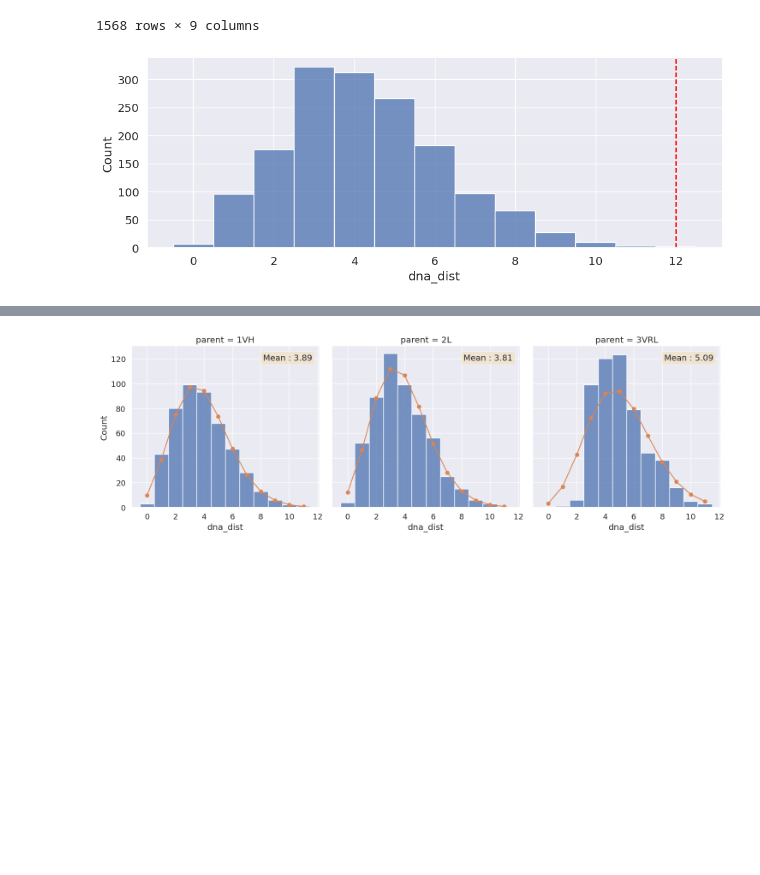
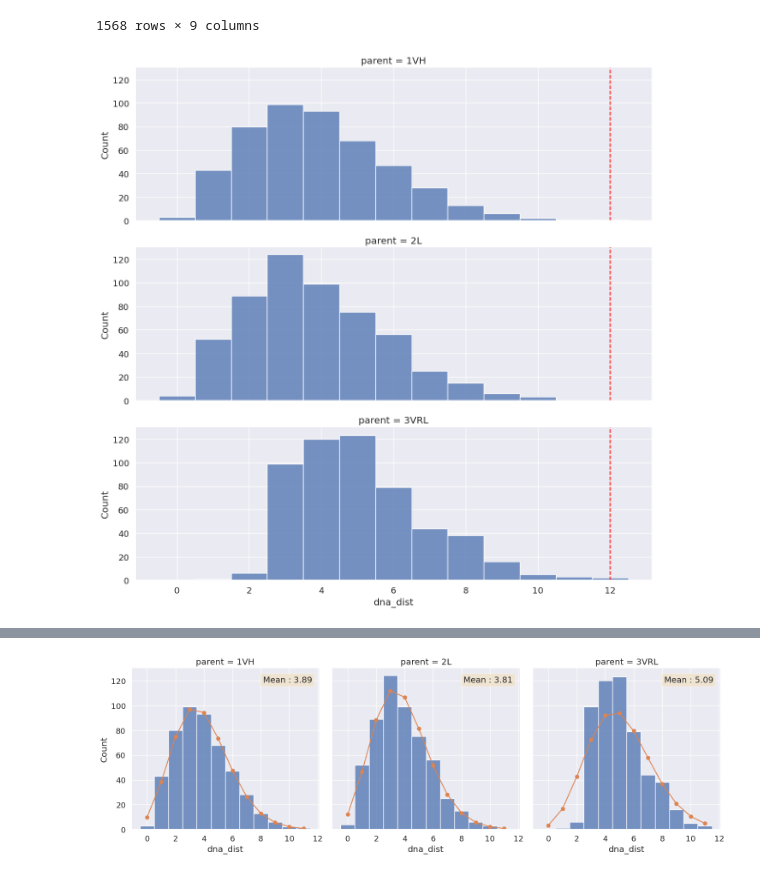
Before and after one commit to RomeroLab/sadx-latent-function, a Jupyter notebook: projects/Biochemical_Ordinal/scripts/nb_preprocess_bam_Oct22.ipynb, the cells around one changed output, grey strips where cells are left out. Cells and saved outputs as stored; diff of their text form; code cells hidden in the pictures; blank space fills up the shorter version.

Commit message:
Saving figures

```diff
--- a/projects/Biochemical_Ordinal/scripts/nb_preprocess_bam_Oct22.ipynb
+++ b/projects/Biochemical_Ordinal/scripts/nb_preprocess_bam_Oct22.ipynb
@@ -306,12 +308,15 @@ dna_cutoff_seqs
 # %%
 dna_distance_cutoff = 12
 
-fig, ax = plt.subplots(figsize=(12, 4))
-sns.histplot(dna_cutoff_seqs.dna_dist, discrete=True, ax=ax)
-ax.axvline(dna_distance_cutoff, color="red", linestyle="--")
+g = sns.displot(data=dna_cutoff_seqs, x="dna_dist", discrete=True, height=4, row="parent", aspect=3)
+
+for _, ax in g.axes_dict.items():
+    ax.axvline(dna_distance_cutoff, color="red", linestyle="--")
+
+g.savefig(figs_dir / "dna_distance_cutoff.png", dpi=300)
 pass
 # %% [output]
-[figure, old version]
+[figure, new version]
 # %%
 dist_cutoff_seqs = dna_cutoff_seqs[dna_cutoff_seqs.dna_dist < dna_distance_cutoff]
 dist_cutoff_seqs
```
Also changed, not shown: parts of 5 cells of this notebook, 1 other file.
